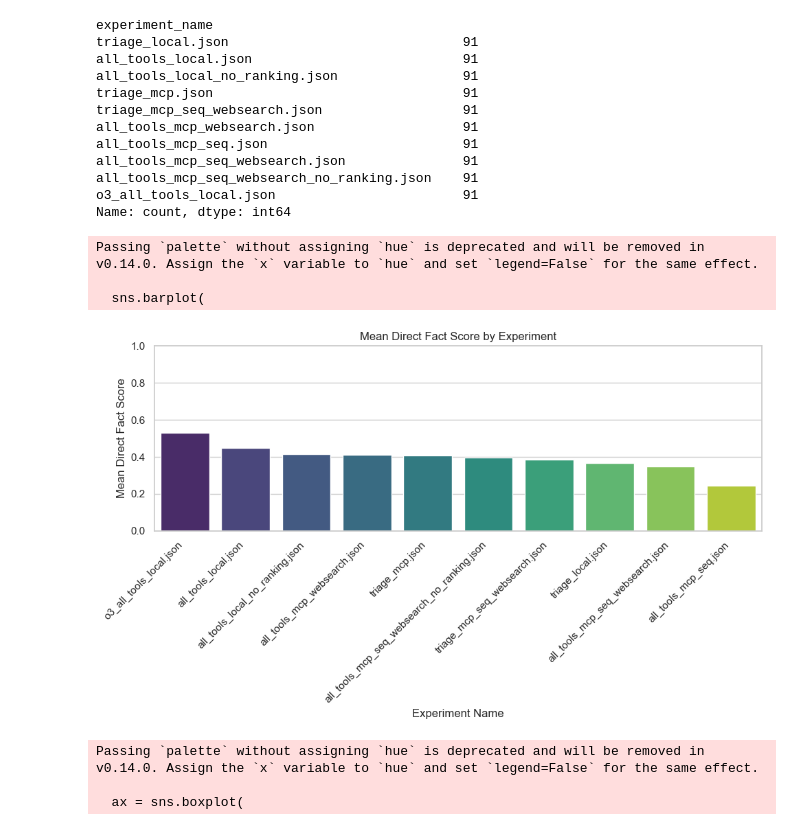
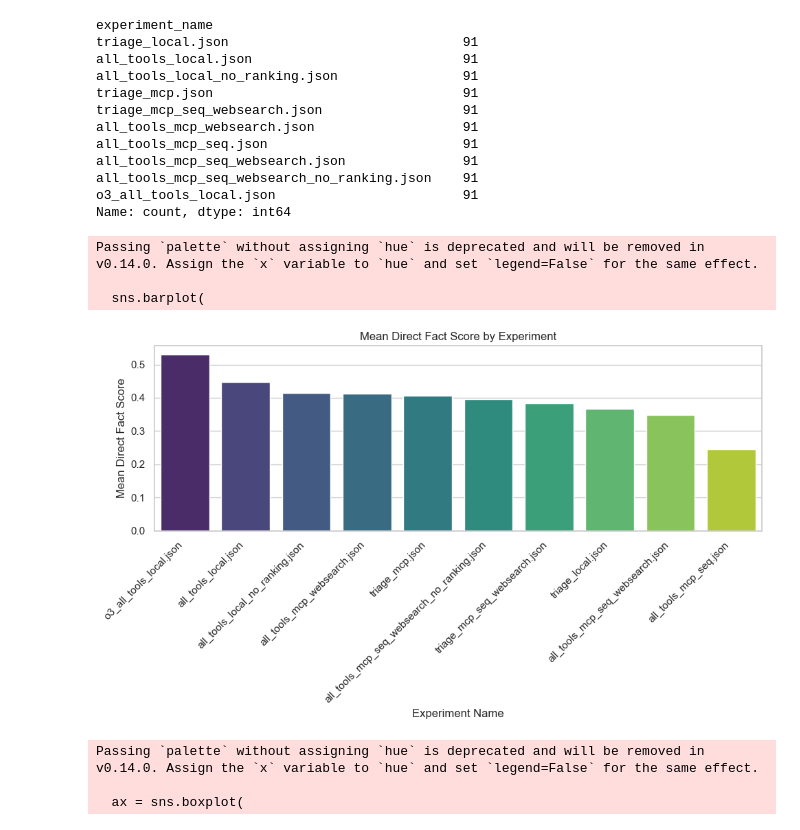
Before and after one commit to mrrestre/react_agent_in_edp, a Jupyter notebook: experiments/interpretation/experiment_comparer.ipynb, the cells around one changed output. Saved outputs shown, nothing was run; the diff lists cells and outputs as text; code cells hidden in the pictures.

```diff
--- a/experiments/interpretation/experiment_comparer.ipynb
+++ b/experiments/interpretation/experiment_comparer.ipynb
@@ -59,35 +59,34 @@ import matplotlib.pyplot as plt
 # Set the visual style
 sns.set(style="whitegrid")
 
 # Group and compute mean direct fact score
 mean_scores = (
     df_all_experiments.groupby("experiment_name")["fact_score.direct_fact_score"]
     .mean()
     .reset_index()
     .sort_values("fact_score.direct_fact_score", ascending=False)
 )
 
 # Plot with vertical bars
 plt.figure(figsize=(10, 6))
 sns.barplot(
     x="experiment_name",
     y="fact_score.direct_fact_score",
     data=mean_scores,
     palette="viridis",
 )
 
 plt.title("Mean Direct Fact Score by Experiment")
 plt.ylabel("Mean Direct Fact Score")
 plt.xlabel("Experiment Name")
-plt.ylim(0, 1)  # Scores typically range from 0 to 1
 plt.xticks(rotation=45, ha="right")  # Rotate labels for readability
 plt.tight_layout()
 plt.show()
 # %% [output]
 Passing `palette` without assigning `hue` is deprecated and will be removed in v0.14.0. Assign the `x` variable to `hue` and set `legend=False` for the same effect.
 
   sns.barplot(
-[figure, old version]
+[figure, new version]
 # %%
 import matplotlib.pyplot as plt
 import seaborn as sns
```
Also changed, not shown: parts of 3 cells of this notebook, 6 other files.
